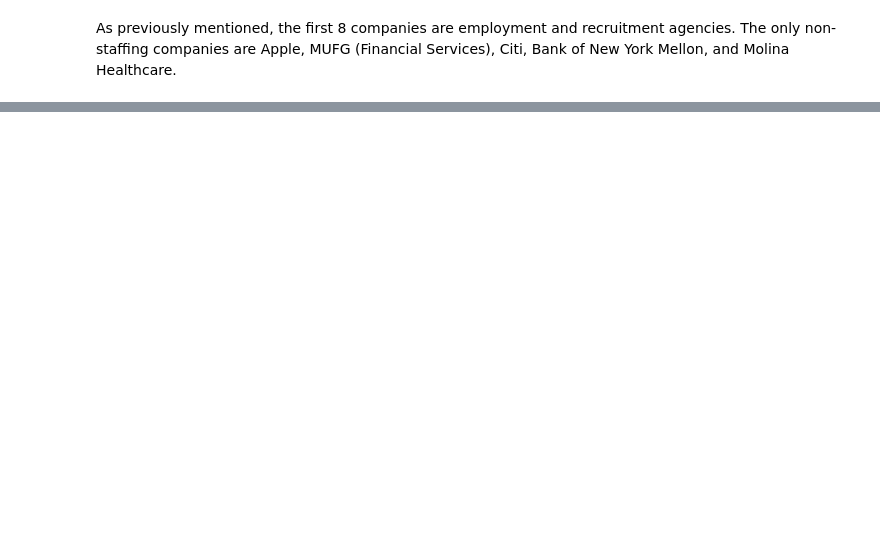
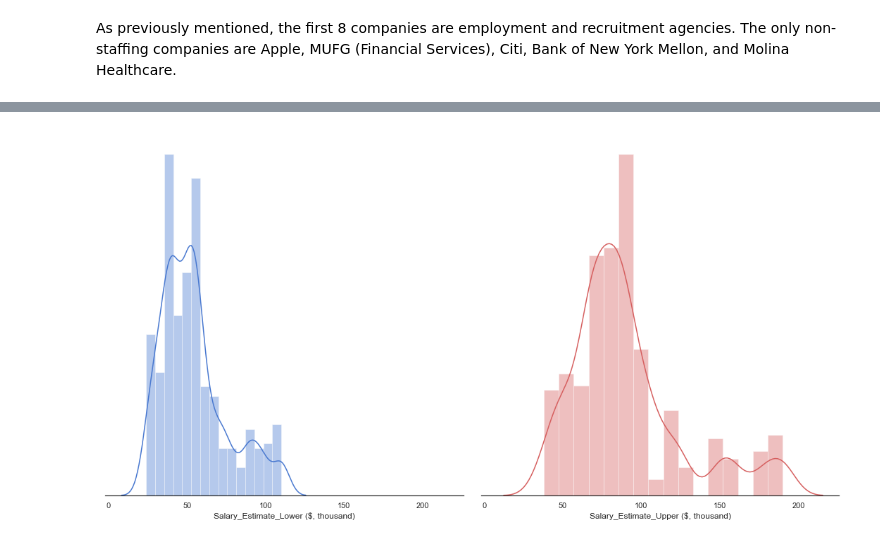
Before and after one commit to aclao89/data_analyst_jobs_search, a Jupyter notebook: Untitled.ipynb, the cells around one changed output, grey strips where cells are left out. Saved outputs shown, nothing was run; the diff lists cells and outputs as text; code cells hidden in the pictures; blank space fills up the shorter version.

```diff
--- a/Untitled.ipynb
+++ b/Untitled.ipynb
@@ -360,0 +395,19 @@ owner_df
+# %%
+da_jobs['Salary_Estimate_Lower ($, thousand)'] = da_jobs['Salary_Estimate_Lower ($, thousand)'].astype(float)
+da_jobs['Salary_Estimate_Upper ($, thousand)'] = da_jobs['Salary_Estimate_Upper ($, thousand)'].astype(float)
+# %%
+da_salary = da_jobs[da_jobs['Job Title'] == 'Data Analyst']
+
+sns.set(style="white", palette ="muted", color_codes=True)
+
+f, axes = plt.subplots(1,2, figsize=(15,8), sharex=True)
+sns.despine(left=True)
+
+sns.distplot(da_salary['Salary_Estimate_Lower ($, thousand)'], color="b", ax=axes[0])
+
+sns.distplot(da_salary['Salary_Estimate_Upper ($, thousand)'], color="r",ax=axes[1])
+
+plt.setp(axes, yticks=[])
+plt.tight_layout()
+# %% [output]
+[figure, added]
```
Also changed, not shown: parts of 8 cells of this notebook.
